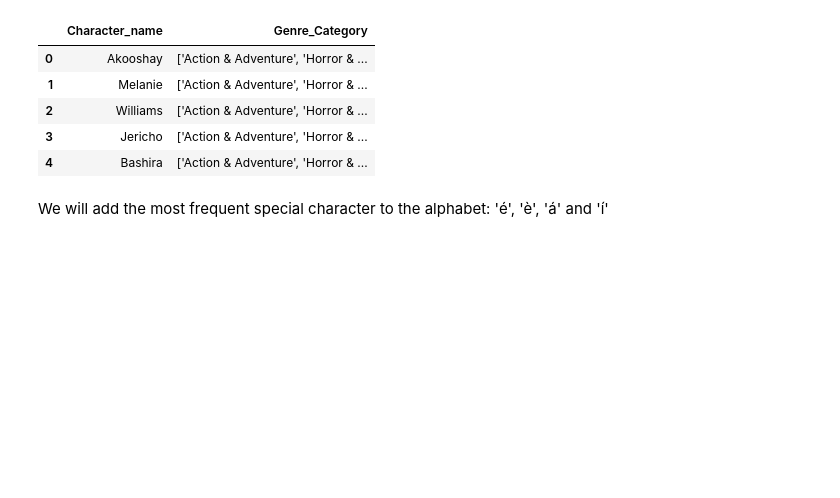
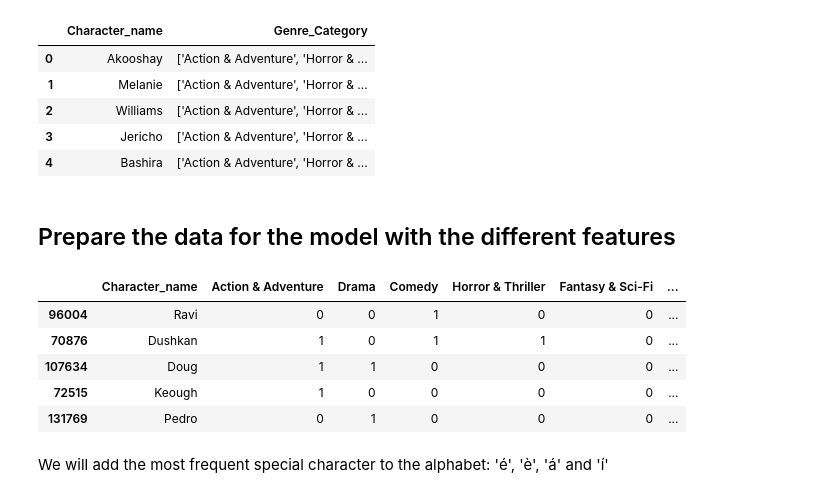
Before and after one commit to epfl-ada/ada-2024-project-adadasurmonbidet2024, a Jupyter notebook: predictive_model_genre.ipynb, the cells around one changed output. Drawn from its saved outputs; the diff is of its cells as text; code cells hidden in the pictures; blank space fills up the shorter version.

Commit message:
cleaned_models

```diff
--- a/predictive_model_genre.ipynb
+++ b/predictive_model_genre.ipynb
@@ -24,7 +17,8 @@ import ast
 df_ml = pd.read_csv('data/cleaned.csv')
 df_ml['Country'] = df_ml['Country'].apply(str_dict_to_values)
 # %%
-df_ml.drop(columns=['Wikipedia_ID','Name', 'Sex', 'Actor_age', 'Country','Languages','Release_date'],inplace=True)
+df_ml.drop(columns=['Wikipedia_ID','Name', 'Sex', 'Actor_age', 'Country','Release_date', 'Languages'],inplace=True)
+
 df_ml.head()
 # %% [output]
 |  | Character_name | Genre_Category |
@@ -33,4 +27,6 @@ df_ml.head()
 | 2 | Williams | ['Action & Adventure', 'Horror & ... |
 | 3 | Jericho | ['Action & Adventure', 'Horror & ... |
 | 4 | Bashira | ['Action & Adventure', 'Horror & ... |
+# %% [markdown]
+## Prepare the data for the model with the different features
 # %%
@@ -46,10 +42,17 @@ genre_encoded = mlb.fit_transform(df_ml['Genre_Category'])
 genre_df = pd.DataFrame(genre_encoded, columns=mlb.classes_)
 # %%
-# Combine the name with the genre encoded DataFrame
+# Add the encoded genre in the DataFrame
 df_ml = pd.concat([df_ml['Character_name'], genre_df], axis=1)
 
 df_ml = df_ml.reset_index(drop=True)
-df_ml.sample()
+df_ml.sample(5)
+# %% [output]
+|  | Character_name | Action & Adventure | Drama | Comedy | Horror & Thriller | Fantasy & Sci-Fi | ... |
+| 96004 | Ravi | 0 | 0 | 1 | 0 | 0 | ... |
+| 70876 | Dushkan | 1 | 0 | 1 | 1 | 0 | ... |
+| 107634 | Doug | 1 | 1 | 0 | 0 | 0 | ... |
+| 72515 | Keough | 1 | 0 | 0 | 0 | 0 | ... |
+| 131769 | Pedro | 0 | 1 | 0 | 0 | 0 | ... |
 # %% [markdown]
 We will add the most frequent special character to the alphabet: 'é', 'è', 'á' and 'í'
 # %%
```
Also changed, not shown: parts of 17 cells of this notebook, 8 other files.
